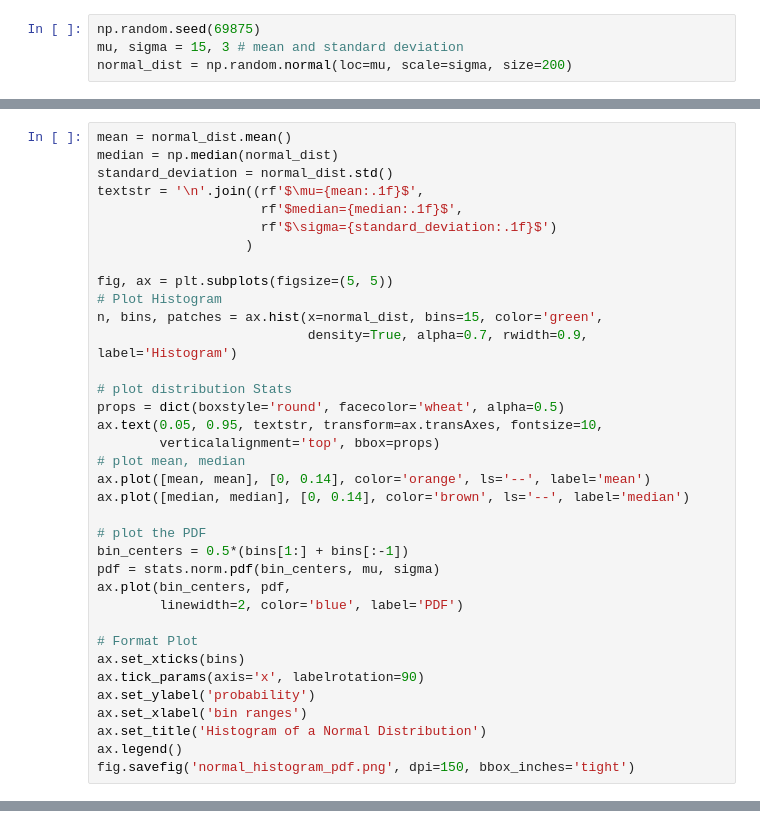
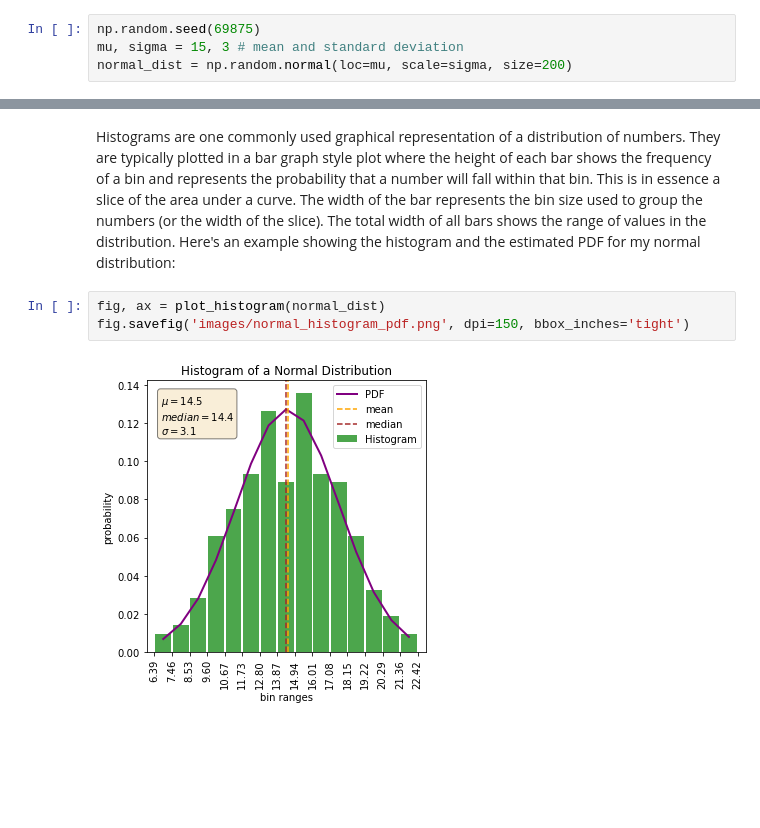
Before and after one commit to tyleracorn/lessons, a Jupyter notebook: Ex_histograms_and_CDFs.ipynb, the cells around one changed output, grey strips where cells are left out. Saved outputs shown, nothing was run; the diff lists cells and outputs as text; blank space fills up the shorter version.

Commit message:
updated the histogram-cdf lessons with functions and plotly

```diff
--- a/Ex_histograms_and_CDFs.ipynb
+++ b/Ex_histograms_and_CDFs.ipynb
@@ -51,36 +18,0 @@ fig.savefig('normal_histogram.png', dpi=150, bbox_inches='tight')
-# %%
-mean = normal_dist.mean()
-median = np.median(normal_dist)
-standard_deviation = normal_dist.std()
-textstr = '\n'.join((rf'$\mu={mean:.1f}$',
-                     rf'$median={median:.1f}$',
-                     rf'$\sigma={standard_deviation:.1f}$')
-                   )
-
-fig, ax = plt.subplots(figsize=(5, 5))
-# Plot Histogram
-n, bins, patches = ax.hist(x=normal_dist, bins=15, color='green',
-                           density=True, alpha=0.7, rwidth=0.9, label='Histogram')
-
-# plot distribution Stats
-props = dict(boxstyle='round', facecolor='wheat', alpha=0.5)
-ax.text(0.05, 0.95, textstr, transform=ax.transAxes, fontsize=10,
-        verticalalignment='top', bbox=props)
-# plot mean, median
-ax.plot([mean, mean], [0, 0.14], color='orange', ls='--', label='mean')
-ax.plot([median, median], [0, 0.14], color='brown', ls='--', label='median')
-
-# plot the PDF
-bin_centers = 0.5*(bins[1:] + bins[:-1])
-pdf = stats.norm.pdf(bin_centers, mu, sigma)
-ax.plot(bin_centers, pdf,
-        linewidth=2, color='blue', label='PDF')
-
-# Format Plot
-ax.set_xticks(bins)
-ax.tick_params(axis='x', labelrotation=90)
-ax.set_ylabel('probability')
-ax.set_xlabel('bin ranges')
-ax.set_title('Histogram of a Normal Distribution')
-ax.legend()
-fig.savefig('normal_histogram_pdf.png', dpi=150, bbox_inches='tight')
@@ -176,0 +218,7 @@ fig.savefig('normal_cdf.png', dpi=150, bbox_inches='tight')
+# %% [markdown]
+Histograms are one commonly used graphical representation of a distribution of numbers. They are typically plotted in a bar graph style plot where the height of each bar shows the frequency of a bin and represents the probability that a number will fall within that bin. This is in essence a slice of the area under a curve. The width of the bar represents the bin size used to group the numbers (or the width of the slice). The total width of all bars shows the range of values in the distribution. Here's an example showing the histogram and the estimated PDF for my normal distribution:
+# %%
+fig, ax = plot_histogram(normal_dist)
+fig.savefig('images/normal_histogram_pdf.png', dpi=150, bbox_inches='tight')
+# %% [output]
+[figure, added]
```
Also changed, not shown: parts of 34 cells of this notebook.
